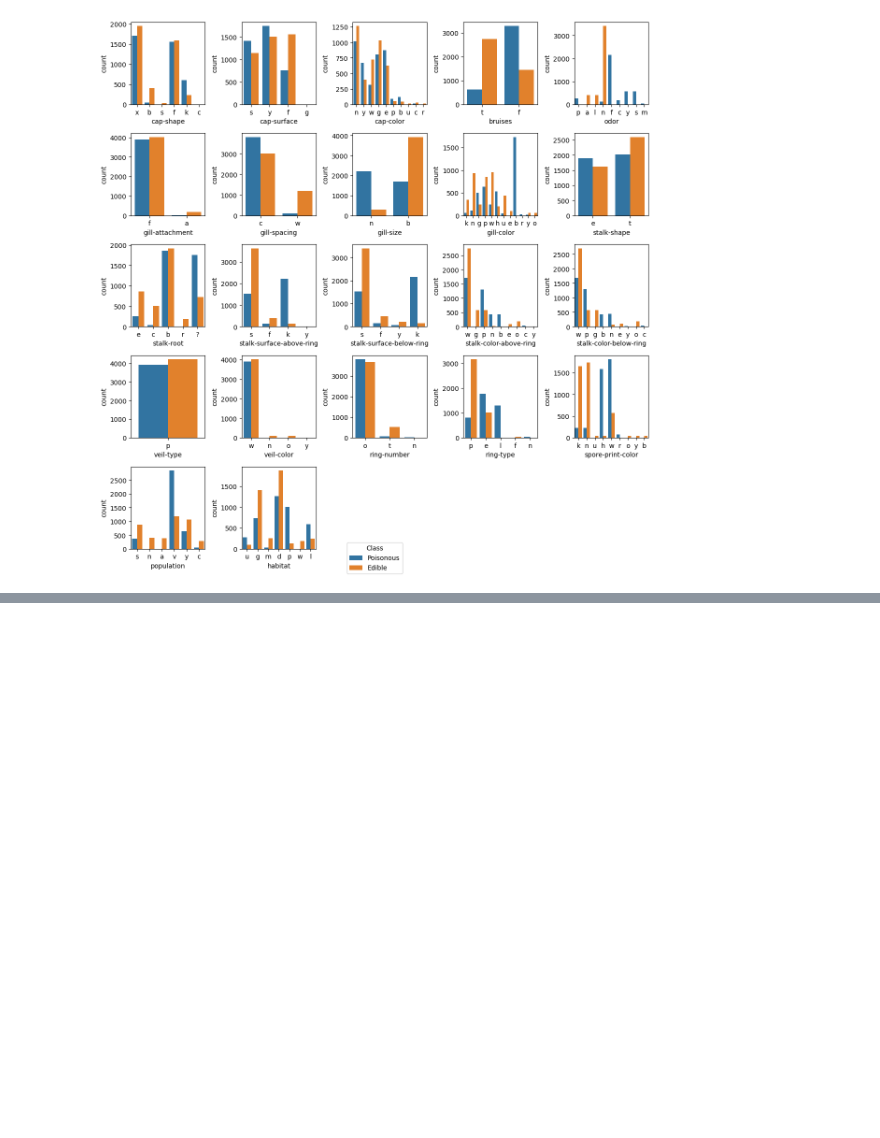
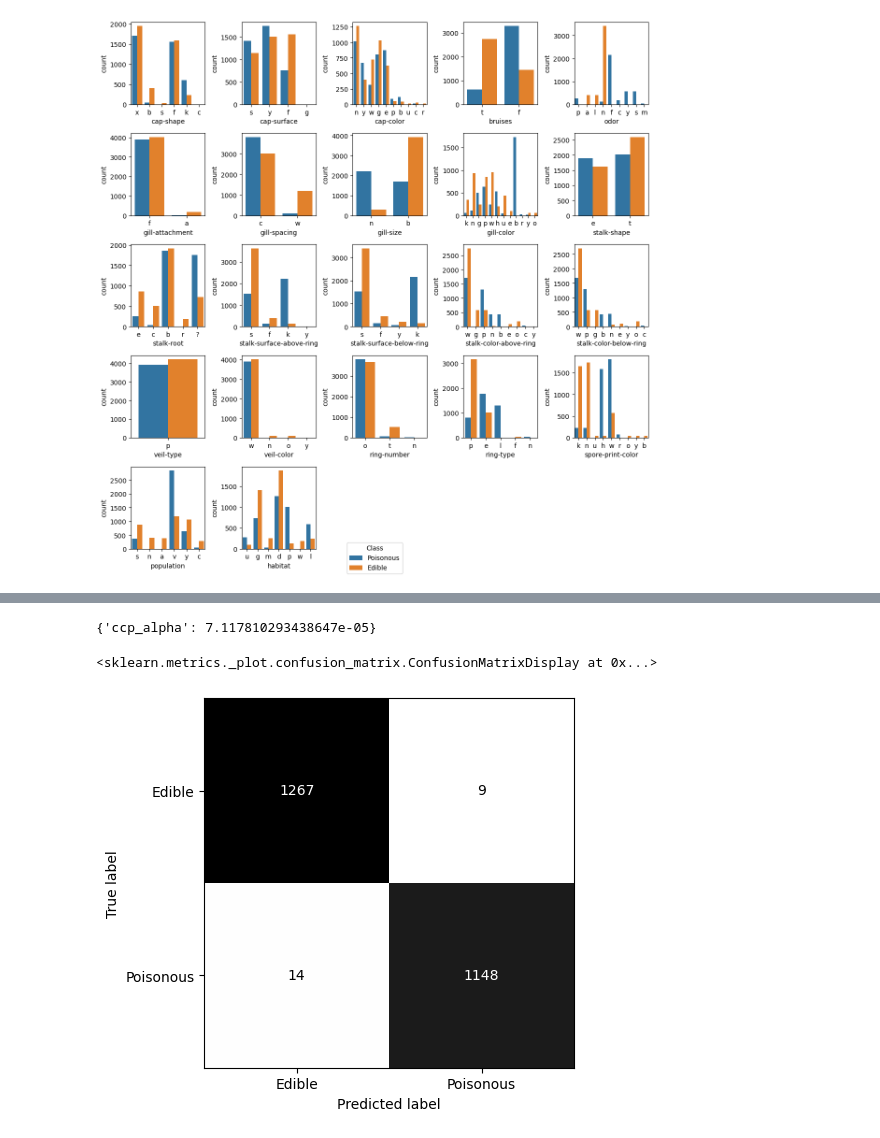
Before and after one commit to mattbbernstein/dmsl-isye7406, a Jupyter notebook: hw5/ExploratoryAnalysis.ipynb, the cells around one changed output, grey strips where cells are left out. Drawn from its saved outputs; the diff is of its cells as text; code cells hidden in the pictures; blank space fills up the shorter version.

```diff
--- a/hw5/ExploratoryAnalysis.ipynb
+++ b/hw5/ExploratoryAnalysis.ipynb
@@ -50,0 +153,6 @@ class_counts_fig.tight_layout(pad=1.0)
+# %%
+tree_sfs = SFS(DecisionTreeClassifier(random_state=rng), k_features="best", forward=True, floating=True,
+    feature_groups=feature_groups, n_jobs=cpu_count())
+tree_sfs.fit(X_train_encoded, y_train_encoded)
+
+set([feature.split('_')[0] for feature in sfs_log_reg.k_feature_names_])
@@ -50,0 +167,28 @@ class_counts_fig.tight_layout(pad=1.0)
+# %%
+X_train_tree_sfs = sfs_log_reg.transform(X_train_encoded)
+X_test_tree_sfs = sfs_log_reg.transform(X_test_encoded)
+tree_model = DecisionTreeClassifier(random_state=rng, min_samples_leaf=10).fit(X_train_tree_sfs, y_train_encoded)
+
+path = tree_model.cost_complexity_pruning_path(X_train_tree_sfs, y_train_encoded)
+ccp_alphas, impurities = path.ccp_alphas, path.impurities
+param_grid = {
+    "ccp_alpha": ccp_alphas
+}
+
+tree_model = GridSearchCV(estimator=DecisionTreeClassifier(random_state=rng),
+                      param_grid=param_grid,
+                      scoring='accuracy', cv = 5,
+                      n_jobs=cpu_count(), refit = True)
+tree_model.fit(X_train_tree_sfs, y_train_encoded)
+print(tree_model.best_params_)
+
+# plt.figure(figsize=(15,15))
+# plot_tree(tree_model, feature_names=X_train_encoded.columns,class_names=["Edible","Poisonous"], filled=True)
+# plt.show()
+
+ConfusionMatrixDisplay.from_estimator(tree_model, X_test_tree_sfs, y_test_encoded,
+    display_labels=["Edible", "Poisonous"], cmap="Greys", colorbar=False)
+# %% [output]
+{'ccp_alpha': 7.117810293438647e-05}
+<sklearn.metrics._plot.confusion_matrix.ConfusionMatrixDisplay at 0x...>
+[figure, added]
```
Also changed, not shown: parts of 17 cells of this notebook, 1 other file.
